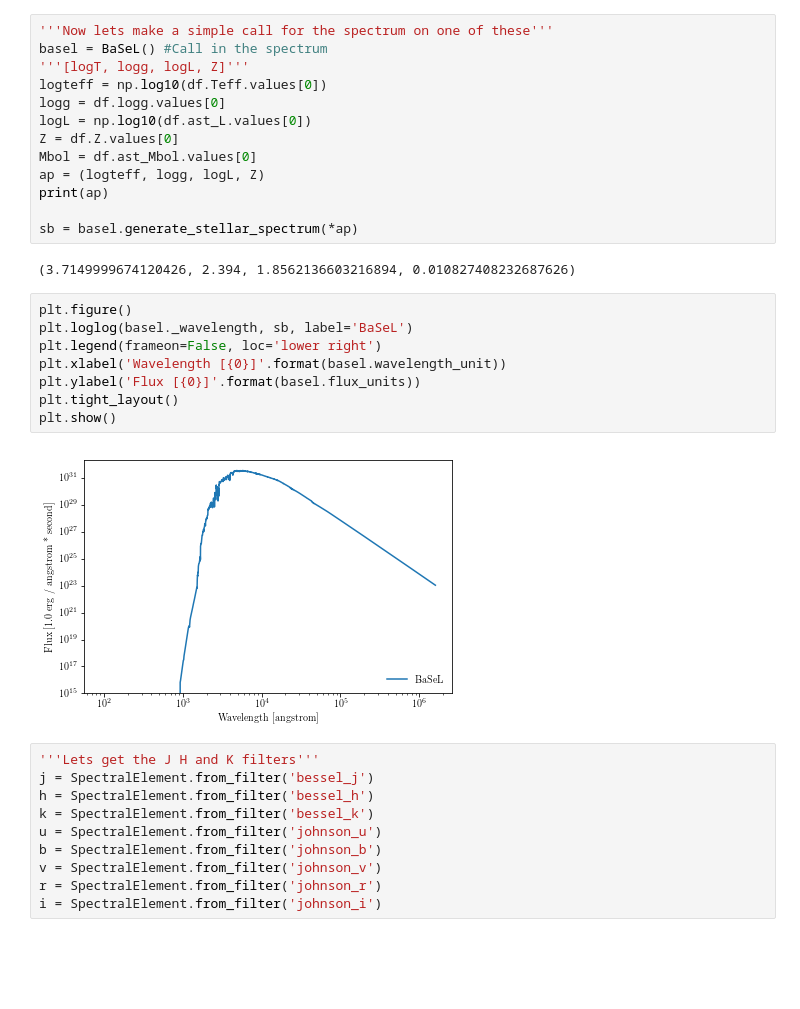
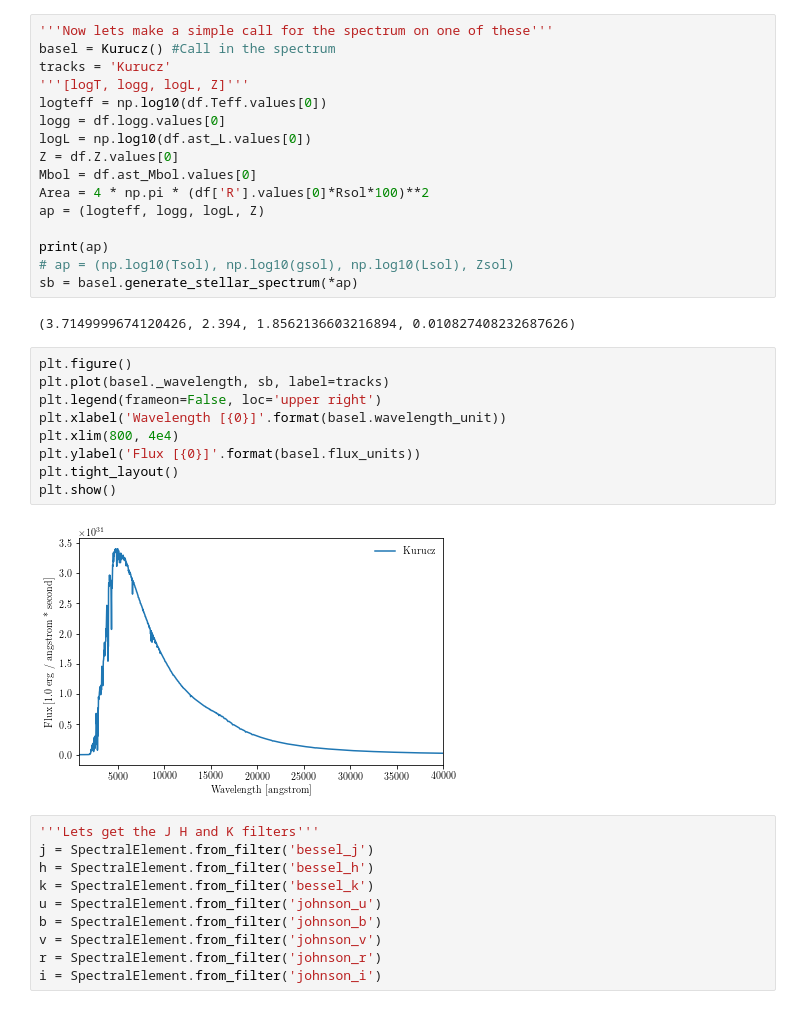
Before and after one commit to ojhall94/GAIA, a Jupyter notebook: Scripts/bolocorr.ipynb, the cells around one changed output. Drawn from its saved outputs; the diff is of its cells as text; blank space fills up the shorter version.

```diff
--- a/Scripts/bolocorr.ipynb
+++ b/Scripts/bolocorr.ipynb
@@ -85,29 +86,33 @@ df['ast_Mbol'] = AC.get_bolmag()
 df['ast_Mbol_err'] = AC.get_bolmag_err()
 # %%
 '''Now lets make a simple call for the spectrum on one of these'''
-basel = BaSeL() #Call in the spectrum
+basel = Kurucz() #Call in the spectrum
+tracks = 'Kurucz'
 '''[logT, logg, logL, Z]'''
 logteff = np.log10(df.Teff.values[0])
 logg = df.logg.values[0]
 logL = np.log10(df.ast_L.values[0])
 Z = df.Z.values[0]
 Mbol = df.ast_Mbol.values[0]
+Area = 4 * np.pi * (df['R'].values[0]*Rsol*100)**2
 ap = (logteff, logg, logL, Z)
+
 print(ap)
-
+# ap = (np.log10(Tsol), np.log10(gsol), np.log10(Lsol), Zsol)
 sb = basel.generate_stellar_spectrum(*ap)
 # %% [output]
 (3.7149999674120426, 2.394, 1.8562136603216894, 0.010827408232687626)
 # %%
 plt.figure()
-plt.loglog(basel._wavelength, sb, label='BaSeL')
-plt.legend(frameon=False, loc='lower right')
+plt.plot(basel._wavelength, sb, label=tracks)
+plt.legend(frameon=False, loc='upper right')
 plt.xlabel('Wavelength [{0}]'.format(basel.wavelength_unit))
+plt.xlim(800, 4e4)
 plt.ylabel('Flux [{0}]'.format(basel.flux_units))
 plt.tight_layout()
 plt.show()
 # %% [output]
-[figure, old version]
+[figure, new version]
 # %%
 '''Lets get the J H and K filters'''
 j = SpectralElement.from_filter('bessel_j')
```
Also changed, not shown: parts of 9 cells of this notebook, 9 other files.
